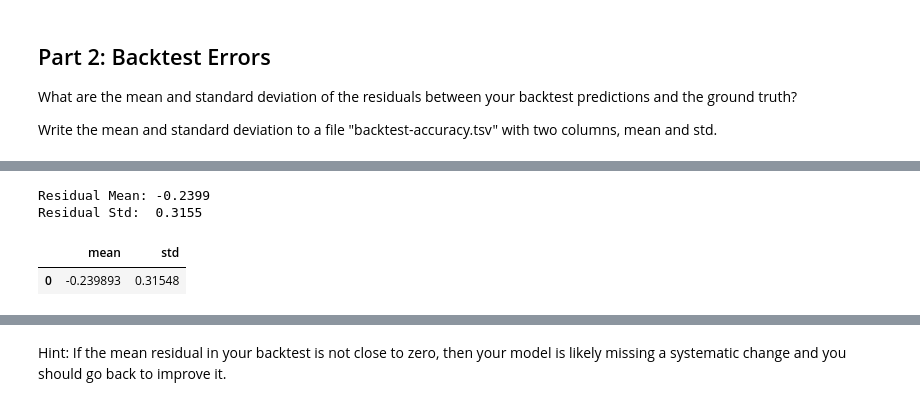
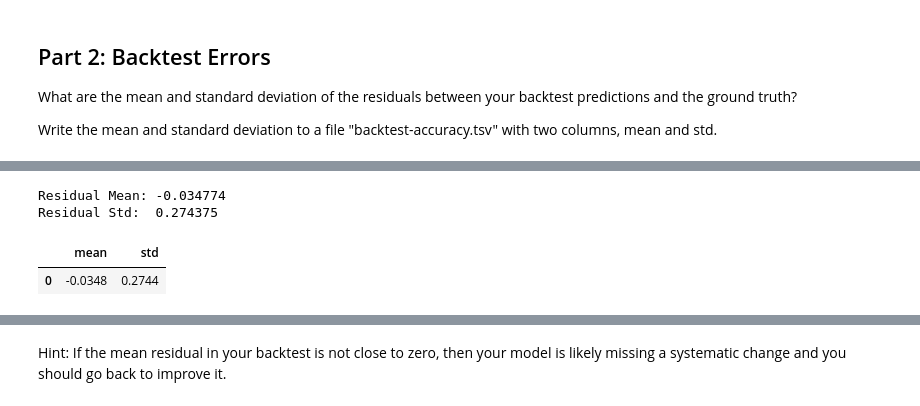
Before and after one commit to tbrantinghamBU/DX704, a Jupyter notebook: week2/project.ipynb, the cells around one changed output, grey strips where cells are left out. Cells and saved outputs as stored; diff of their text form; code cells hidden in the pictures.

```diff
--- a/week2/project.ipynb
+++ b/week2/project.ipynb
@@ -152,27 +225,31 @@ Write the mean and standard deviation to a file "backtest-accuracy.tsv" with two
 # %%
-# YOUR CHANGES HERE
+# Align predictions and actuals by date
+merged = test_df.merge(pred_2024, on="ds", how="inner")
+
+y_true = merged["y"].values
+y_pred = merged["yhat"].values
 
 # Compute residuals
-residuals = y_test_2024.values - y_pred_2024.values
+residuals = y_true - y_pred
 
 # Mean and standard deviation
 res_mean = residuals.mean()
 res_std = residuals.std()
 
-print(f"Residual Mean: {res_mean:.4f}")
-print(f"Residual Std:  {res_std:.4f}")
+print(f"Residual Mean: {res_mean:.6f}")
+print(f"Residual Std:  {res_std:.6f}")
 
 # Save to TSV
 acc_df = pd.DataFrame({
     "mean": [res_mean],
     "std": [res_std]
 })
 
 acc_df.to_csv("backtest-accuracy.tsv", sep="\t", index=False)
 
 acc_df
 # %% [output]
-Residual Mean: -0.2399
-Residual Std:  0.3155
+Residual Mean: -0.034774
+Residual Std:  0.274375
 |  | mean | std |
-| 0 | -0.239893 | 0.31548 |
+| 0 | -0.0348 | 0.2744 |
```
Also changed, not shown: parts of 12 cells of this notebook, 5 other files.
